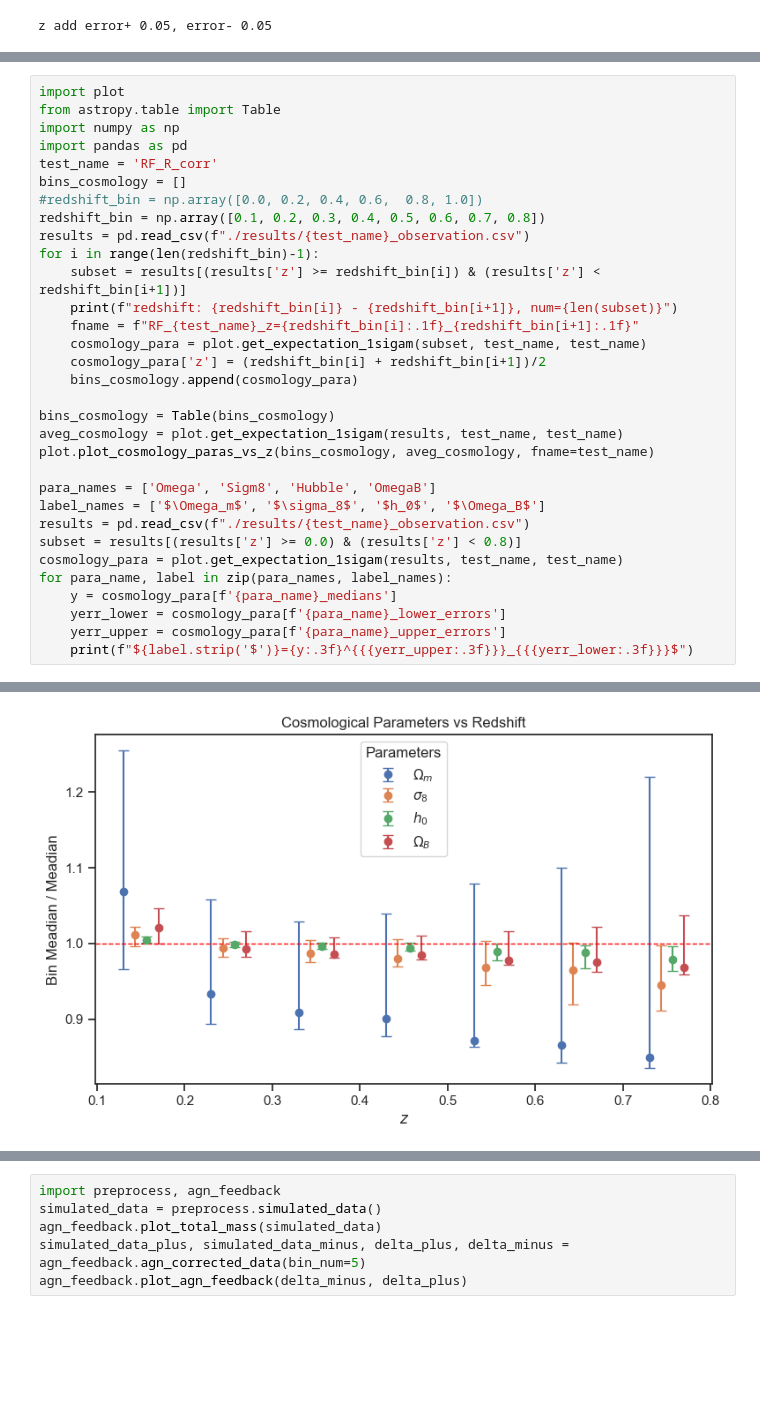
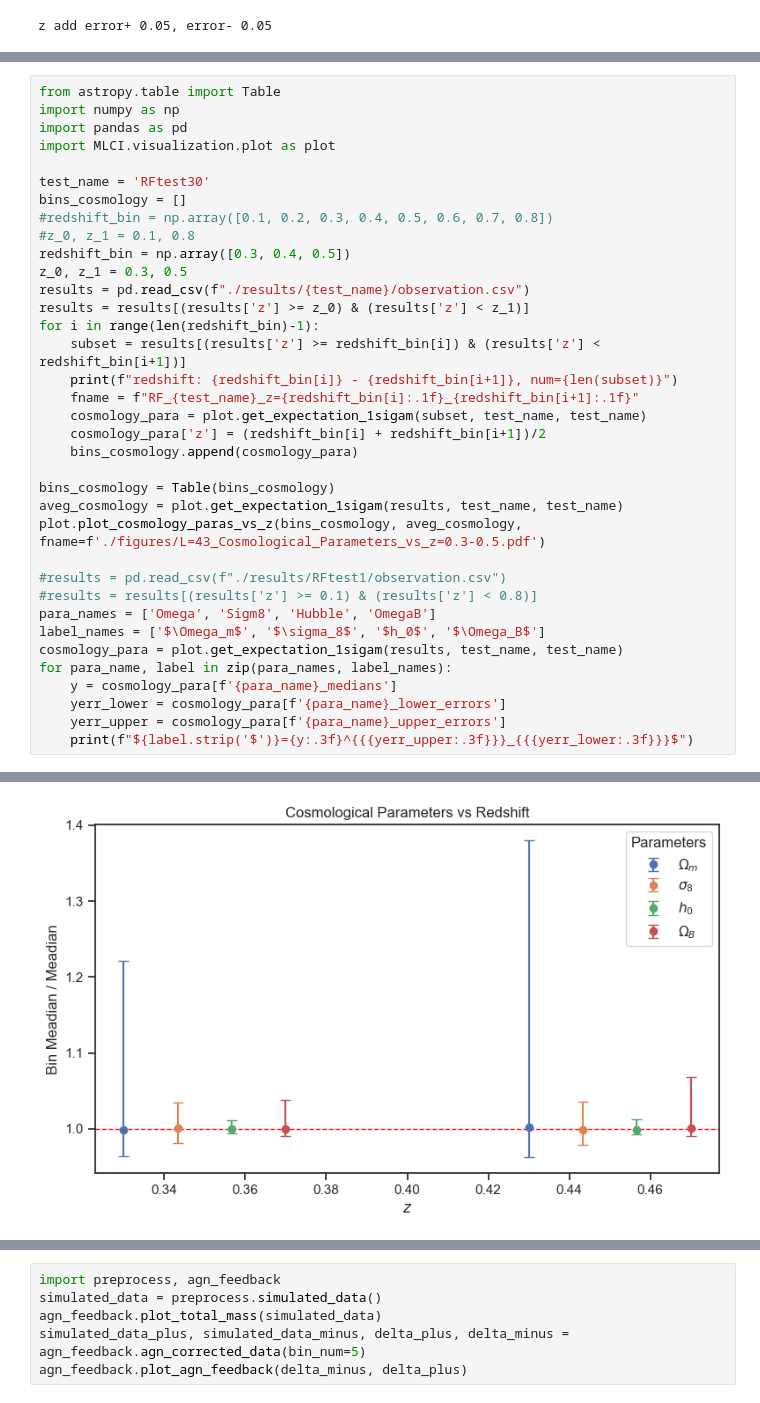
Before and after one commit to Fucheng-Zhong/MLCI, a Jupyter notebook: main_test.ipynb, the cells around one changed output, grey strips where cells are left out. Drawn from its saved outputs; the diff is of its cells as text; blank space fills up the shorter version.

```diff
--- a/main_test.ipynb
+++ b/main_test.ipynb
@@ -760,15 +632,19 @@ Removed no burn in
 <Figure size 600x450 with 0 Axes>
 <Figure size 600x450 with 0 Axes>
 # %%
-import plot
 from astropy.table import Table
 import numpy as np
 import pandas as pd
-test_name = 'RF_R_corr'
+import MLCI.visualization.plot as plot
+
+test_name = 'RFtest30'
 bins_cosmology = []
-#redshift_bin = np.array([0.0, 0.2, 0.4, 0.6,  0.8, 1.0])
-redshift_bin = np.array([0.1, 0.2, 0.3, 0.4, 0.5, 0.6, 0.7, 0.8])
-results = pd.read_csv(f"./results/{test_name}_observation.csv")
+#redshift_bin = np.array([0.1, 0.2, 0.3, 0.4, 0.5, 0.6, 0.7, 0.8])
+#z_0, z_1 = 0.1, 0.8
+redshift_bin = np.array([0.3, 0.4, 0.5])
+z_0, z_1 = 0.3, 0.5
+results = pd.read_csv(f"./results/{test_name}/observation.csv")
+results = results[(results['z'] >= z_0) & (results['z'] < z_1)]
 for i in range(len(redshift_bin)-1):
     subset = results[(results['z'] >= redshift_bin[i]) & (results['z'] < redshift_bin[i+1])]
     print(f"redshift: {redshift_bin[i]} - {redshift_bin[i+1]}, num={len(subset)}")
@@ -779,12 +655,12 @@ for i in range(len(redshift_bin)-1):
 
 bins_cosmology = Table(bins_cosmology)
 aveg_cosmology = plot.get_expectation_1sigam(results, test_name, test_name)
-plot.plot_cosmology_paras_vs_z(bins_cosmology, aveg_cosmology, fname=test_name)
+plot.plot_cosmology_paras_vs_z(bins_cosmology, aveg_cosmology, fname=f'./figures/L=43_Cosmological_Parameters_vs_z=0.3-0.5.pdf')
 
+#results = pd.read_csv(f"./results/RFtest1/observation.csv")
+#results = results[(results['z'] >= 0.1) & (results['z'] < 0.8)]
 para_names = ['Omega', 'Sigm8', 'Hubble', 'OmegaB']
 label_names = ['$\Omega_m$', '$\sigma_8$', '$h_0$', '$\Omega_B$']
-results = pd.read_csv(f"./results/{test_name}_observation.csv")
-subset = results[(results['z'] >= 0.0) & (results['z'] < 0.8)]
 cosmology_para = plot.get_expectation_1sigam(results, test_name, test_name)
 for para_name, label in zip(para_names, label_names):
     y = cosmology_para[f'{para_name}_medians']
@@ -815 +681 @@ $\Omega_B=0.045^{0.002}_{0.001}$
-[figure, old version]
+[figure, new version]
```
Also changed, not shown: parts of 15 cells of this notebook, 5 other files.
